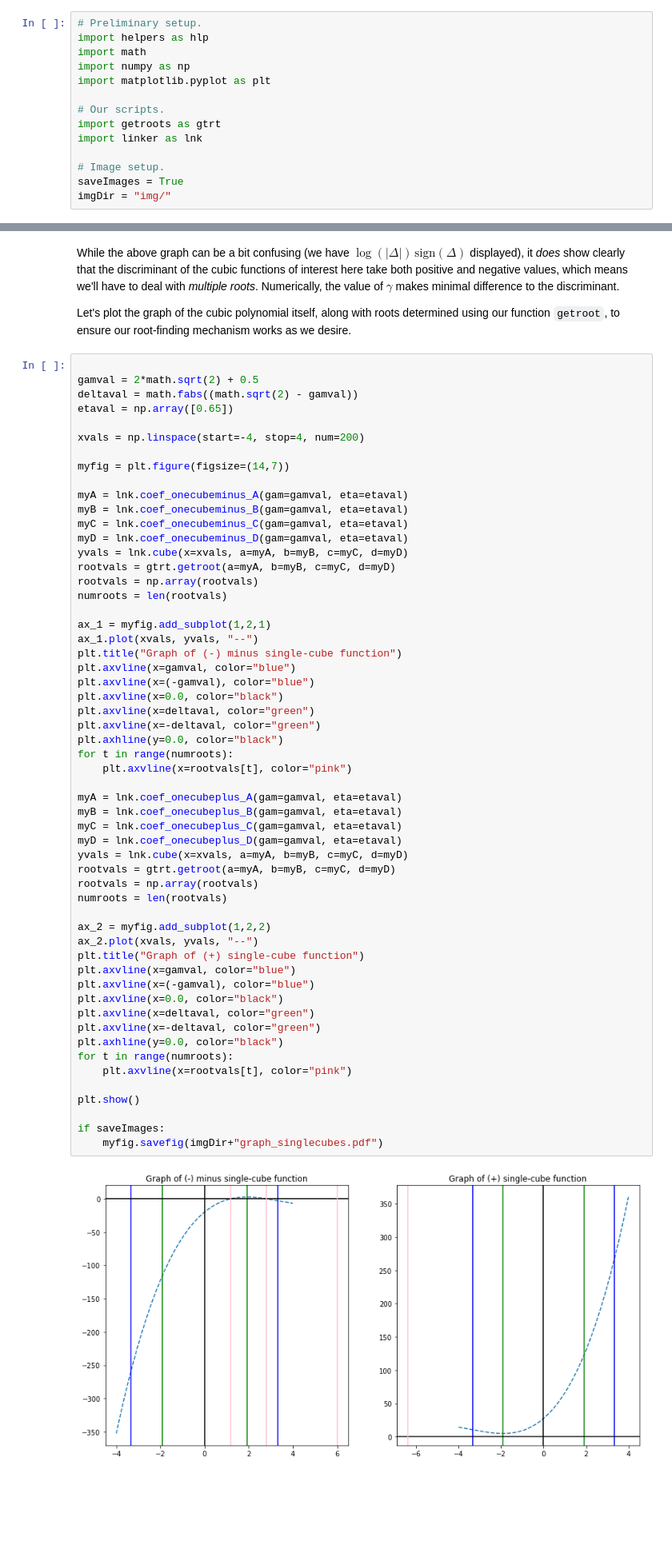
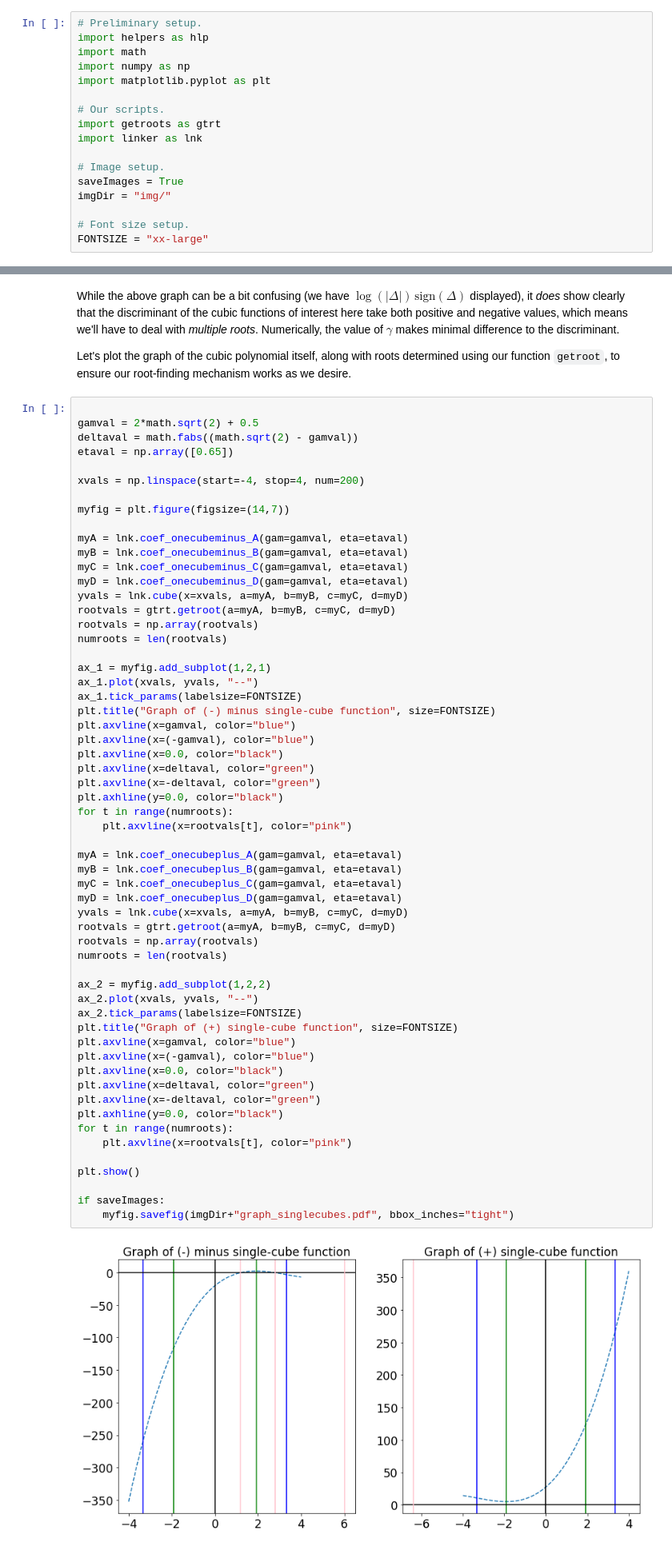
Before and after one commit to feedbackward/catcube, a Jupyter notebook: notebook.ipynb, the cells around one changed output, grey strips where cells are left out. Shown at 80% size. Cells and saved outputs as stored; diff of their text form; blank space fills up the shorter version.

```diff
--- a/notebook.ipynb
+++ b/notebook.ipynb
@@ -42,3 +42,6 @@ import linker as lnk
 # Image setup.
 saveImages = True
 imgDir = "img/"
+
+# Font size setup.
+FONTSIZE = "xx-large"
@@ -293,43 +335,45 @@ numroots = len(rootvals)
 
 ax_1 = myfig.add_subplot(1,2,1)
 ax_1.plot(xvals, yvals, "--")
-plt.title("Graph of (-) minus single-cube function")
+ax_1.tick_params(labelsize=FONTSIZE)
+plt.title("Graph of (-) minus single-cube function", size=FONTSIZE)
 plt.axvline(x=gamval, color="blue")
 plt.axvline(x=(-gamval), color="blue")
 plt.axvline(x=0.0, color="black")
 plt.axvline(x=deltaval, color="green")
 plt.axvline(x=-deltaval, color="green")
 plt.axhline(y=0.0, color="black")
 for t in range(numroots):
     plt.axvline(x=rootvals[t], color="pink")
 
 myA = lnk.coef_onecubeplus_A(gam=gamval, eta=etaval)
 myB = lnk.coef_onecubeplus_B(gam=gamval, eta=etaval)
 myC = lnk.coef_onecubeplus_C(gam=gamval, eta=etaval)
 myD = lnk.coef_onecubeplus_D(gam=gamval, eta=etaval)
 yvals = lnk.cube(x=xvals, a=myA, b=myB, c=myC, d=myD)
 rootvals = gtrt.getroot(a=myA, b=myB, c=myC, d=myD)
 rootvals = np.array(rootvals)
 numroots = len(rootvals)
 
 ax_2 = myfig.add_subplot(1,2,2)
 ax_2.plot(xvals, yvals, "--")
-plt.title("Graph of (+) single-cube function")
+ax_2.tick_params(labelsize=FONTSIZE)
+plt.title("Graph of (+) single-cube function", size=FONTSIZE)
 plt.axvline(x=gamval, color="blue")
 plt.axvline(x=(-gamval), color="blue")
 plt.axvline(x=0.0, color="black")
 plt.axvline(x=deltaval, color="green")
 plt.axvline(x=-deltaval, color="green")
 plt.axhline(y=0.0, color="black")
 for t in range(numroots):
     plt.axvline(x=rootvals[t], color="pink")
 
 plt.show()
 
 if saveImages:
-    myfig.savefig(imgDir+"graph_singlecubes.pdf")
+    myfig.savefig(imgDir+"graph_singlecubes.pdf", bbox_inches="tight")
 # %% [output]
-[figure, old version]
+[figure, new version]
 # %% [markdown]
 A brief legend:
 
```
Also changed, not shown: parts of 18 cells of this notebook, 3 other files.
